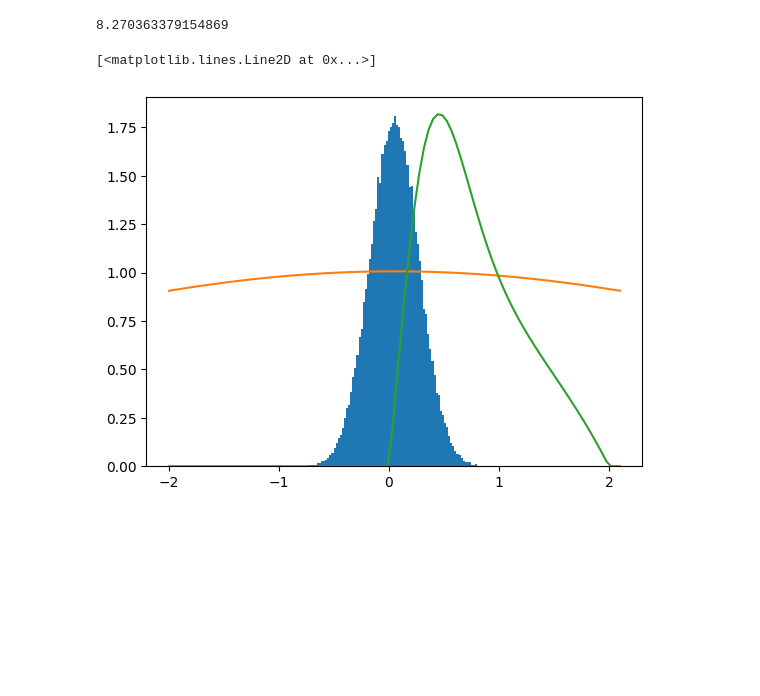
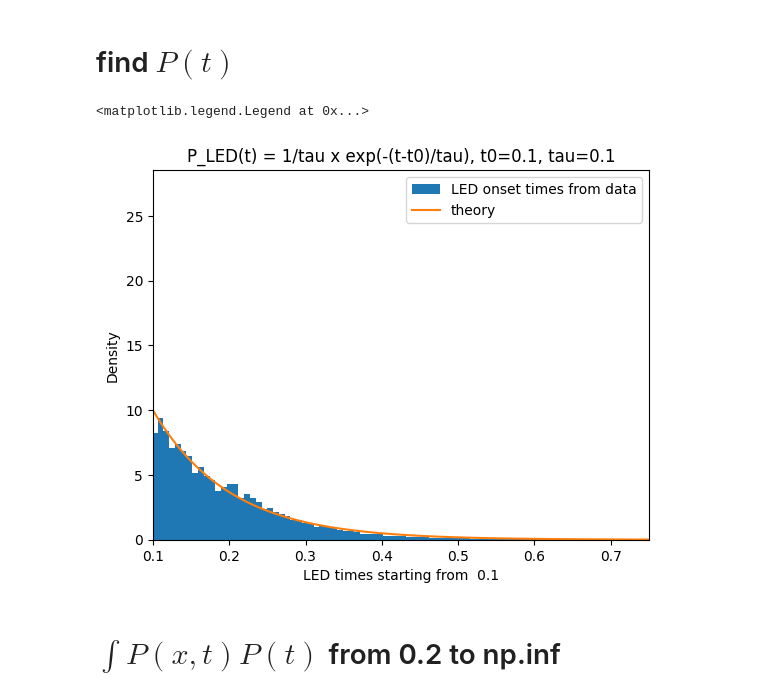
Before and after one commit to rakaar/ddm_data, a Jupyter notebook: fitting_aborts/check_dv_at_x_t_pdf.ipynb, the cells around one changed output. Cells and saved outputs as stored; diff of their text form; code cells hidden in the pictures; blank space fills up the shorter version.

```diff
--- a/fitting_aborts/check_dv_at_x_t_pdf.ipynb
+++ b/fitting_aborts/check_dv_at_x_t_pdf.ipynb
@@ -29 +82,33 @@ t_bin = int(t/dt)
+# %% [markdown]
+# find $P(t)$
+# %%
+# read out_LED.csv as dataframe
+og_df = pd.read_csv('../out_LED.csv')
+# chose non repeat trials - 0 or 2 or missing
+df = og_df[ og_df['repeat_trial'].isin([0,2]) | og_df['repeat_trial'].isna() ].copy()
+
+# only session type 7
+session_type = 7
+df = df[ df['session_type'].isin([session_type]) ]
+
+# training level 16
+training_level = 16
+df = df[ df['training_level'].isin([training_level]) ]
+
+LED_on_times = df['LED_onset_time'].values
+
+t_pts = np.linspace(0, 0.75, 100)
+plt.hist(LED_on_times, bins=t_pts, density=True, label='LED onset times from data');
+tau = 0.1; t0 = 0.1
+plt.plot(t_pts, np.exp(-(t_pts - t0)/tau)/tau, label='theory')
+plt.xlim([t0, 0.75])
+plt.xlabel(f'LED times starting from  {t0}');
+plt.ylabel('Density');
+plt.title(f'P_LED(t) = 1/tau x exp(-(t-t0)/tau), t0={t0}, tau={tau}');
+plt.legend()
+# %% [output]
+<matplotlib.legend.Legend at 0x...>
+[figure, added]
+# %% [markdown]
+# $ \int P(x,t) P(t)$ from 0.2 to np.inf
 # %%
@@ -63,20 +132,0 @@ def diffusion_pdf(x, t, v, D, a, num_terms=100):
-# %%
-from scipy.integrate import quad
-quad(theory_curve, -10, 3, args=(t,v,a))[0]
-# %% [output]
-8.270363379154869
-# %%
-P_x_at_t = DV_vs_t[:,t_bin]
-# remove zeros from P_x_at_t
-# P_x_at_t = P_x_at_t[P_x_at_t != 0]
-plt.hist(P_x_at_t, bins=100, density=True);
-
-x_pts = np.linspace(-2, 2.1, 100)
-theory = [theory_curve(x, t, v, a) for x in x_pts]
-plt.plot(x_pts, theory)
-
-new_theory = [diffusion_pdf(x, t, v, 1, a) for x in x_pts]
-plt.plot(x_pts, new_theory)
-# %% [output]
-[<matplotlib.lines.Line2D at 0x...>]
-[figure, removed]
```
Also changed, not shown: parts of 13 cells of this notebook, 1 other file.
